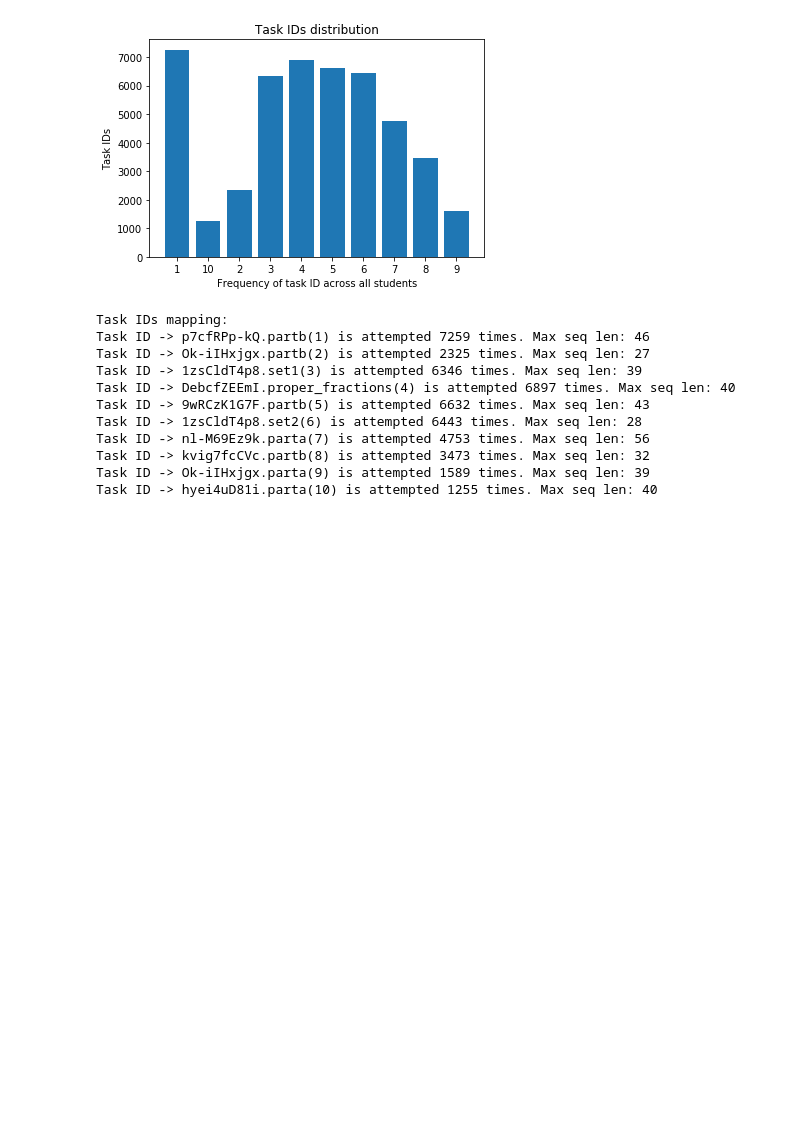
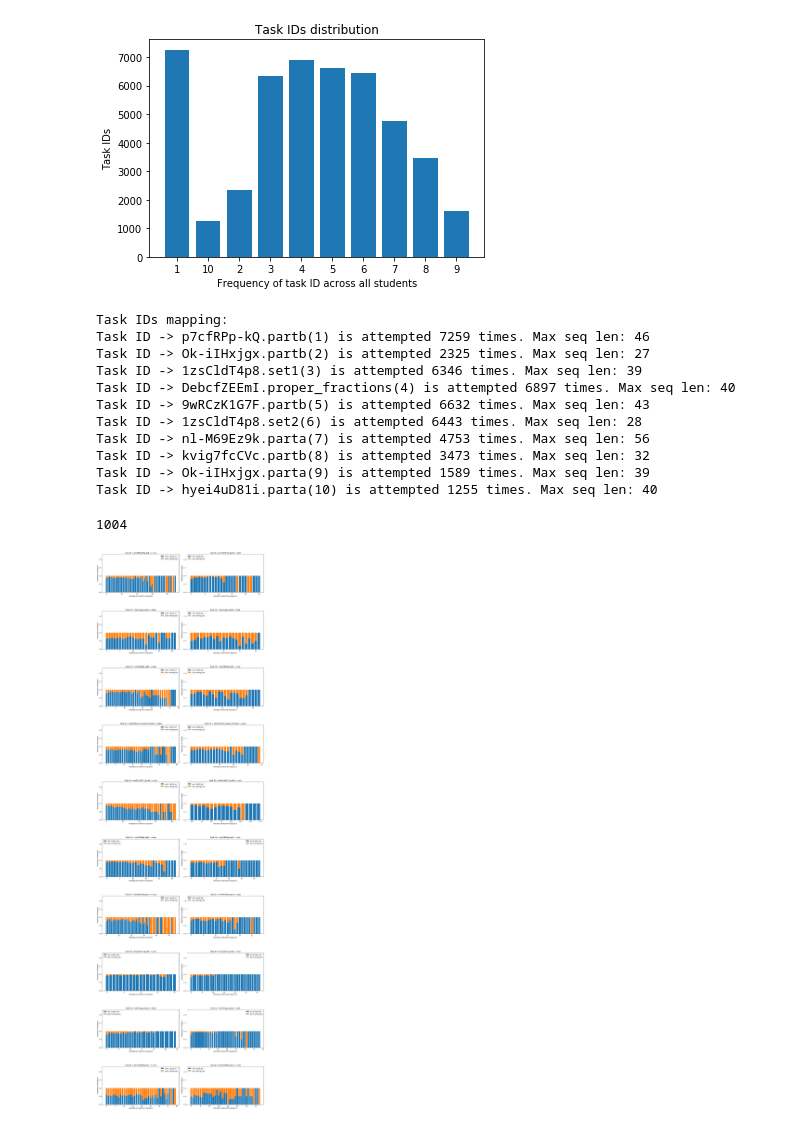
Before and after one commit to aroraakshit/deep_knowledge_tracing, a Jupyter notebook: notebooks/separate_models.ipynb, the cells around one changed output. Saved outputs shown, nothing was run; the diff lists cells and outputs as text; code cells hidden in the pictures; blank space fills up the shorter version.

```diff
--- a/notebooks/separate_models.ipynb
+++ b/notebooks/separate_models.ipynb
@@ -74,4 +74,9 @@ Task ID -> nl-M69Ez9k.parta(7) is attempted 4753 times. Max seq len: 56
 Task ID -> kvig7fcCVc.partb(8) is attempted 3473 times. Max seq len: 32
 Task ID -> Ok-iIHxjgx.parta(9) is attempted 1589 times. Max seq len: 39
 Task ID -> hyei4uD81i.parta(10) is attempted 1255 times. Max seq len: 40
+# %%
+split = int(0.8*len(student_vectors))
+print(split)
+# %% [output]
+1004
 # %%
@@ -105,0 +137,27 @@ for k in another_2:
+# %%
+fig, axs = plt.subplots(10,2, figsize=(20, 70), facecolor='w', edgecolor='k')
+fig.subplots_adjust(hspace = .5, wspace=0.10)
+
+axs = axs.ravel()
+for i,value in enumerate(another_2):
+    N = max(seqlen_tasks[value])
+    ind = np.arange(N)
+    for k in ['train','test']:
+        if(k=='train'):
+            axs[2*i].bar(ind,proportion_right_train[value],label="got it right_train")
+            axs[2*i].bar(ind,proportion_wrong_train[value],bottom = proportion_right_train[value],label="got it wrong_train")
+            axs[2*i].set_ylim(0,2.31)
+            axs[2*i].legend(loc="best")
+            axs[2*i].set_xlabel("Attempts on task ID in sequence")
+            axs[2*i].set_ylabel("Proportion of Students")
+            axs[2*i].set_title("Task ID = "+str(value) + " -> " + str(k))
+        else:
+            axs[2*i+1].bar(ind,proportion_right_test[value],label="got it right_test")
+            axs[2*i+1].bar(ind,proportion_wrong_test[value],bottom = proportion_right_test[value],label="got it wrong_test")
+            axs[2*i+1].set_ylim(0,2.31)
+            axs[2*i+1].legend(loc="best")
+            axs[2*i+1].set_xlabel("Attempts on task ID in sequence")
+            axs[2*i+1].set_ylabel("Proportion of Students")
+            axs[2*i+1].set_title("Task ID = "+str(value) + " -> " + str(k))
+# %% [output]
+[figure, added]
```
Also changed, not shown: parts of 9 cells of this notebook, 1 other file.
